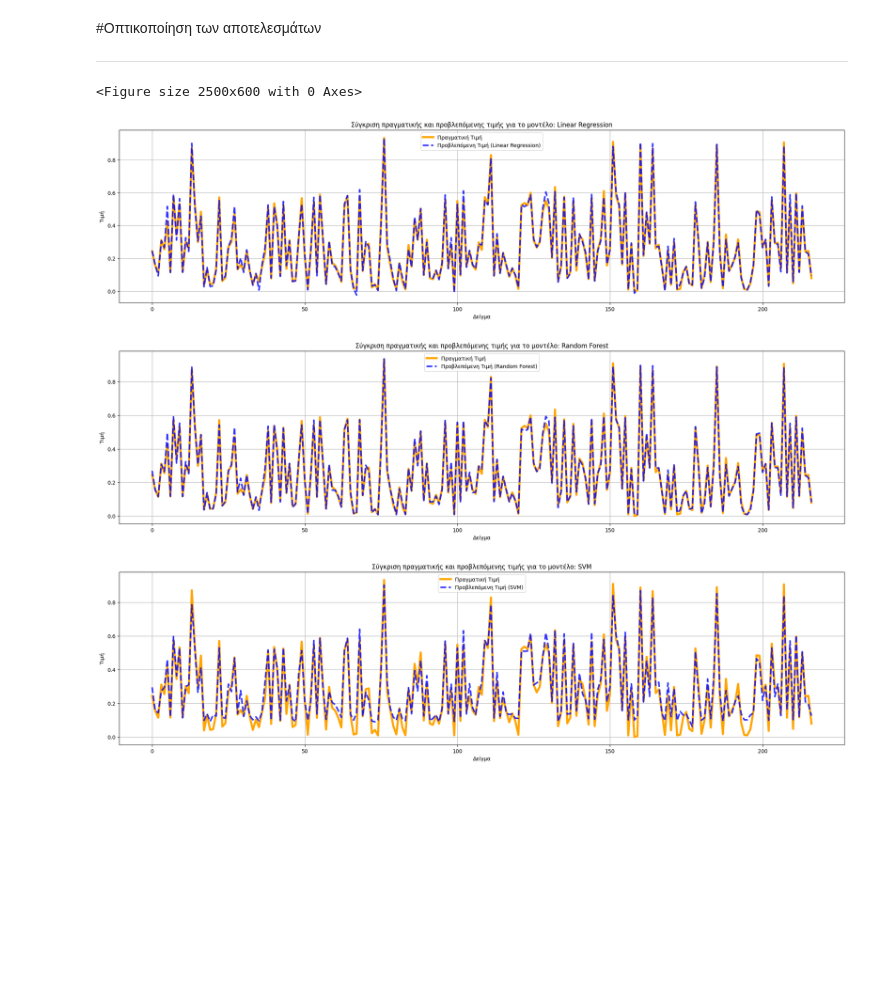
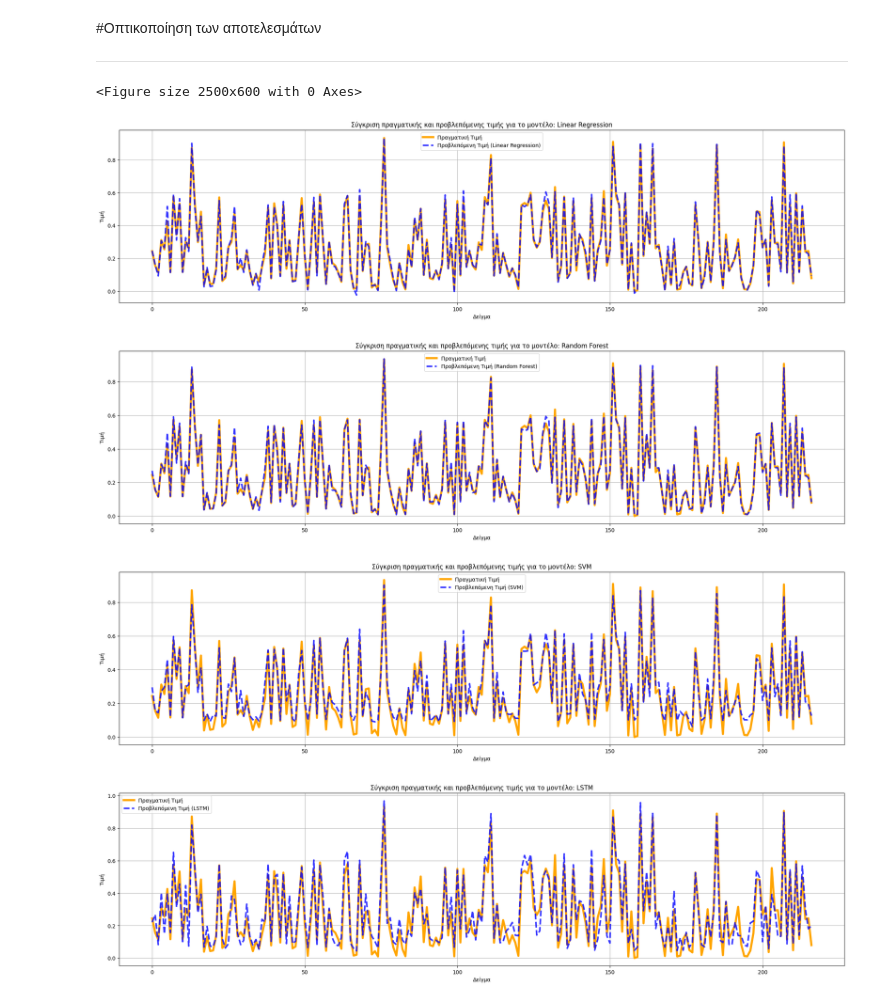
Before and after one commit to chrisaMel/Machine-Learning, a Jupyter notebook: BitCoinApallaktiki.ipynb, the cells around one changed output. Saved outputs shown, nothing was run; the diff lists cells and outputs as text; code cells hidden in the pictures; blank space fills up the shorter version.

```diff
--- a/BitCoinApallaktiki.ipynb
+++ b/BitCoinApallaktiki.ipynb
@@ -536,20 +889,32 @@ Fold 4:
 # %%
 # Σύγκριση πραγματικής τιμής με πρόβλεψη για το test set
 plt.figure(figsize=(25, 6))
 for model_name in models.keys():
     plt.figure(figsize=(25, 6))
-    plt.plot(y_test.values, label="Πραγματική Τιμή", color='orange',lw = 4)
-    plt.plot(predictions_dict[model_name]["test"], label=f"Προβλεπόμενη Τιμή ({model_name})", linestyle='--',color='blue',lw = 3, alpha = 0.8)
+    plt.plot(y_test.values, label="Πραγματική Τιμή", color='orange', lw=4)
+    plt.plot(predictions_dict[model_name]["test"], label=f"Προβλεπόμενη Τιμή ({model_name})", linestyle='--', color='blue', lw=3, alpha=0.8)
     plt.title(f"Σύγκριση πραγματικής και προβλεπόμενης τιμής για το μοντέλο: {model_name}")
     plt.xlabel("Δείγμα")
     plt.ylabel("Τιμή")
     plt.legend()
     plt.grid(True)
     plt.show()
+
+# Προσθήκη για το μοντέλο LSTM
+plt.figure(figsize=(25, 6))
+plt.plot(y_test.values, label="Πραγματική Τιμή", color='orange', lw=4)
+plt.plot(predictions_dict_lstm["LSTM"]["test"], label="Προβλεπόμενη Τιμή (LSTM)", linestyle='--', color='blue', lw=3, alpha=0.8)
+plt.title("Σύγκριση πραγματικής και προβλεπόμενης τιμής για το μοντέλο: LSTM")
+plt.xlabel("Δείγμα")
+plt.ylabel("Τιμή")
+plt.legend()
+plt.grid(True)
+plt.show()
 # %% [output]
 <Figure size 2500x600 with 0 Axes>
 [figure]
 [figure]
 [figure]
+[figure, added]
 # %%
 import matplotlib.pyplot as plt
```
Also changed, not shown: parts of 21 cells of this notebook.
